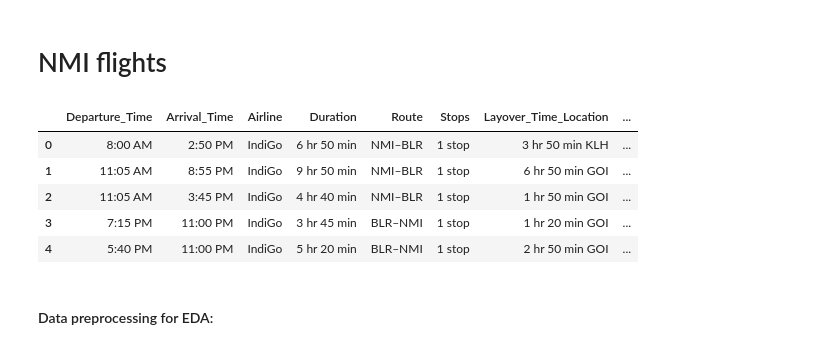
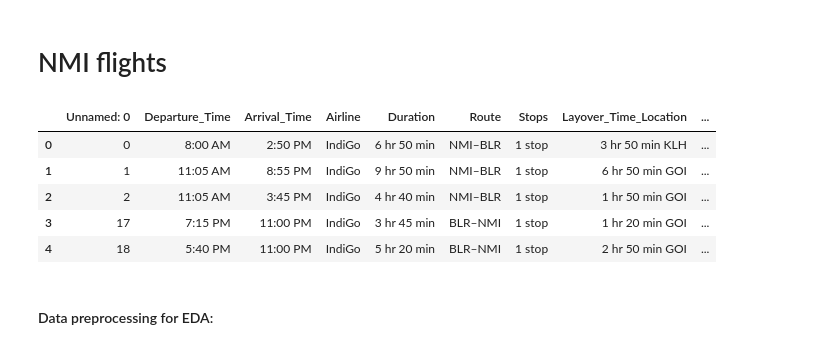
Before and after one commit to kavya-1706/nmi_bom_flights_comparison, a Jupyter notebook: nmi_bom_flight_eda.ipynb, the cells around one changed output. Cells and saved outputs as stored; diff of their text form; code cells hidden in the pictures.

```diff
--- a/nmi_bom_flight_eda.ipynb
+++ b/nmi_bom_flight_eda.ipynb
@@ -6,14 +7,13 @@ pd.set_option('display.max_columns', None)
 # NMI flights
 # %%
 df_nmi = pd.read_csv("csv_data/google_flight_nmi.csv")
-df_nmi = df_nmi.drop(columns=['Unnamed: 0'])
 df_nmi.head()
 # %% [output]
-|  | Departure_Time | Arrival_Time | Airline | Duration | Route | Stops | Layover_Time_Location | ... |
-| 0 | 8:00 AM | 2:50 PM | IndiGo | 6 hr 50 min | NMI–BLR | 1 stop | 3 hr 50 min KLH | ... |
-| 1 | 11:05 AM | 8:55 PM | IndiGo | 9 hr 50 min | NMI–BLR | 1 stop | 6 hr 50 min GOI | ... |
-| 2 | 11:05 AM | 3:45 PM | IndiGo | 4 hr 40 min | NMI–BLR | 1 stop | 1 hr 50 min GOI | ... |
-| 3 | 7:15 PM | 11:00 PM | IndiGo | 3 hr 45 min | BLR–NMI | 1 stop | 1 hr 20 min GOI | ... |
-| 4 | 5:40 PM | 11:00 PM | IndiGo | 5 hr 20 min | BLR–NMI | 1 stop | 2 hr 50 min GOI | ... |
+|  | Unnamed: 0 | Departure_Time | Arrival_Time | Airline | Duration | Route | Stops | Layover_Time_Location | ... |
+| 0 | 0 | 8:00 AM | 2:50 PM | IndiGo | 6 hr 50 min | NMI–BLR | 1 stop | 3 hr 50 min KLH | ... |
+| 1 | 1 | 11:05 AM | 8:55 PM | IndiGo | 9 hr 50 min | NMI–BLR | 1 stop | 6 hr 50 min GOI | ... |
+| 2 | 2 | 11:05 AM | 3:45 PM | IndiGo | 4 hr 40 min | NMI–BLR | 1 stop | 1 hr 50 min GOI | ... |
+| 3 | 17 | 7:15 PM | 11:00 PM | IndiGo | 3 hr 45 min | BLR–NMI | 1 stop | 1 hr 20 min GOI | ... |
+| 4 | 18 | 5:40 PM | 11:00 PM | IndiGo | 5 hr 20 min | BLR–NMI | 1 stop | 2 hr 50 min GOI | ... |
 # %% [markdown]
 #### Data preprocessing for EDA:
```
Also changed, not shown: parts of 61 cells of this notebook, 2 other files.
